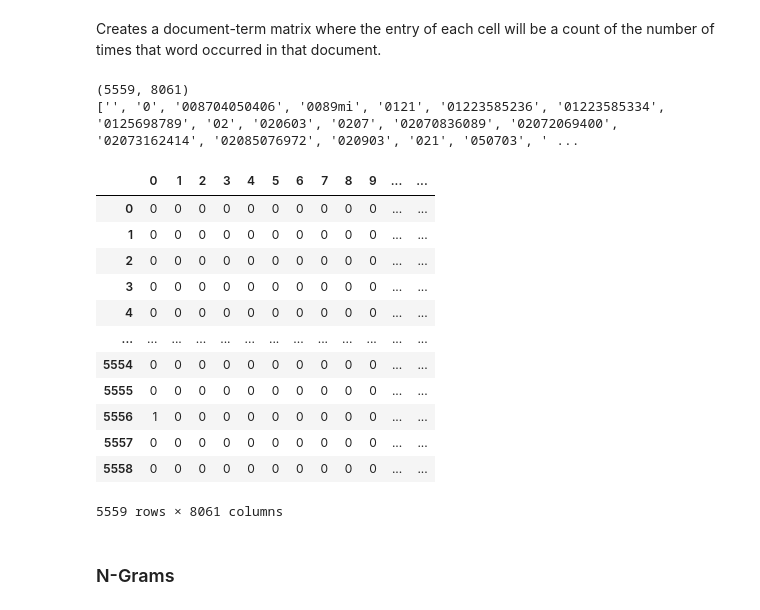
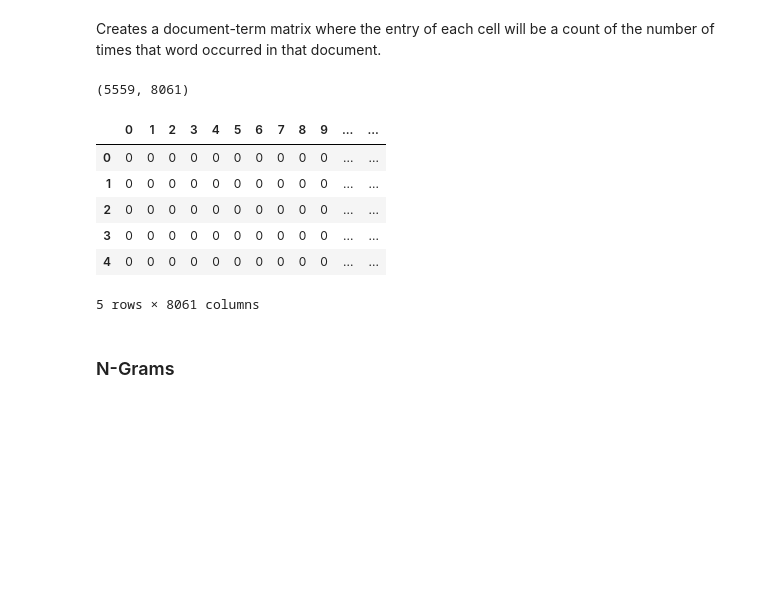
Before and after one commit to Dennypalinggi/nlp_spam_classification, a Jupyter notebook: nlp_spam_classification.ipynb, the cells around one changed output. Saved outputs shown, nothing was run; the diff lists cells and outputs as text; code cells hidden in the pictures; blank space fills up the shorter version.

```diff
--- a/nlp_spam_classification.ipynb
+++ b/nlp_spam_classification.ipynb
@@ -181,27 +181,20 @@ Creates a document-term matrix where the entry of each cell will be a count of t
 count_vect = CountVectorizer(analyzer=clean_text)
 counts = count_vect.fit_transform(df['text'])
 print(counts.shape)
-print(count_vect.get_feature_names())
+#print(count_vect.get_feature_names())
 # %% [output]
 (5559, 8061)
-['', '0', '008704050406', '0089mi', '0121', '01223585236', '01223585334', '0125698789', '02', '020603', '0207', '02070836089', '02072069400', '02073162414', '02085076972', '020903', '021', '050703', ' ...
 # %%
 counts_df = pd.DataFrame(counts.toarray())
-counts_df
+counts_df.head()
 # %% [output]
 |  | 0 | 1 | 2 | 3 | 4 | 5 | 6 | 7 | 8 | 9 | ... | ... |
 | 0 | 0 | 0 | 0 | 0 | 0 | 0 | 0 | 0 | 0 | 0 | ... | ... |
 | 1 | 0 | 0 | 0 | 0 | 0 | 0 | 0 | 0 | 0 | 0 | ... | ... |
 | 2 | 0 | 0 | 0 | 0 | 0 | 0 | 0 | 0 | 0 | 0 | ... | ... |
 | 3 | 0 | 0 | 0 | 0 | 0 | 0 | 0 | 0 | 0 | 0 | ... | ... |
 | 4 | 0 | 0 | 0 | 0 | 0 | 0 | 0 | 0 | 0 | 0 | ... | ... |
-| ... | ... | ... | ... | ... | ... | ... | ... | ... | ... | ... | ... | ... |
-| 5554 | 0 | 0 | 0 | 0 | 0 | 0 | 0 | 0 | 0 | 0 | ... | ... |
-| 5555 | 0 | 0 | 0 | 0 | 0 | 0 | 0 | 0 | 0 | 0 | ... | ... |
-| 5556 | 1 | 0 | 0 | 0 | 0 | 0 | 0 | 0 | 0 | 0 | ... | ... |
-| 5557 | 0 | 0 | 0 | 0 | 0 | 0 | 0 | 0 | 0 | 0 | ... | ... |
-| 5558 | 0 | 0 | 0 | 0 | 0 | 0 | 0 | 0 | 0 | 0 | ... | ... |
-5559 rows × 8061 columns
+5 rows × 8061 columns
 # %% [markdown]
 ### N-Grams
 # %% [markdown]
```
Also changed, not shown: parts of 24 cells of this notebook.
